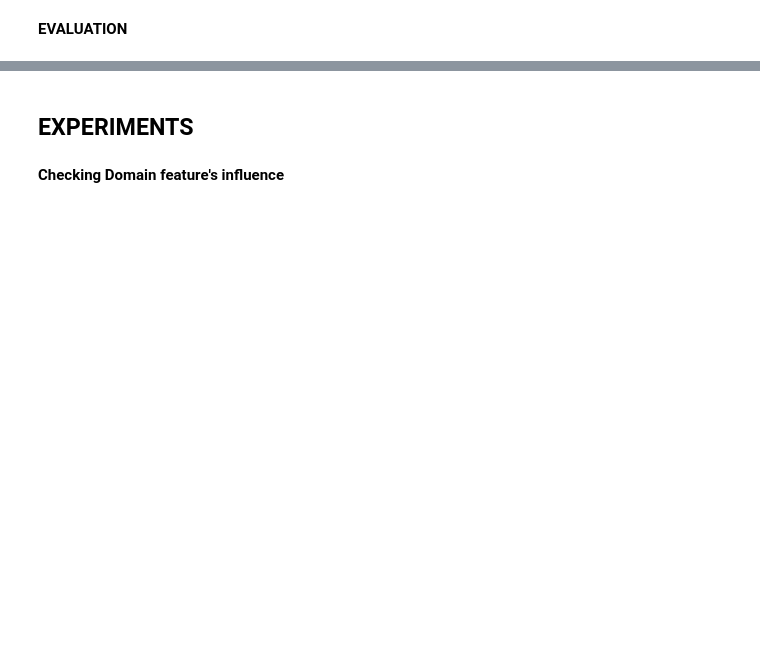
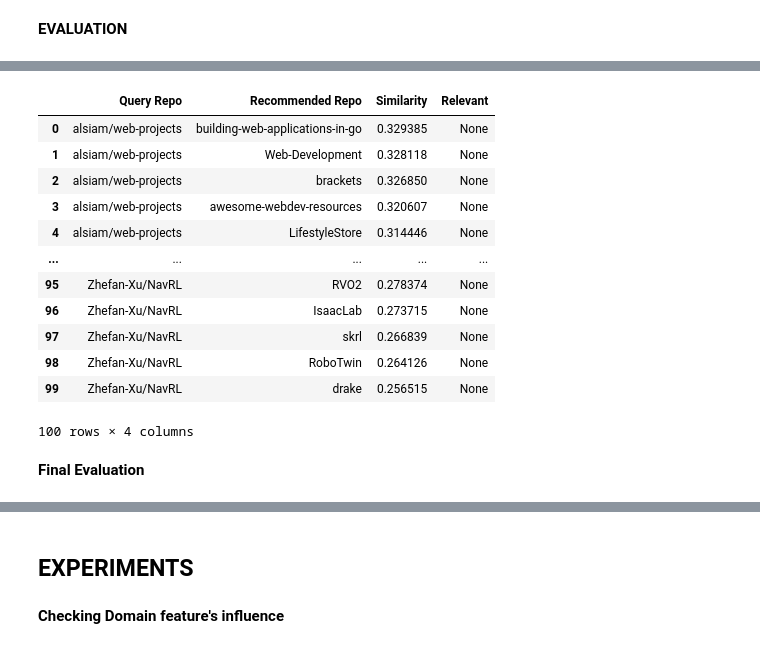
Before and after one commit to Vedid11/OpenSourceCompass, a Jupyter notebook: notebooks/model_training.ipynb, the cells around one changed output, grey strips where cells are left out. Saved outputs shown, nothing was run; the diff lists cells and outputs as text; code cells hidden in the pictures; blank space fills up the shorter version.

Commit message:
Evaluation done

```diff
--- a/notebooks/model_training.ipynb
+++ b/notebooks/model_training.ipynb
@@ -181 +190,19 @@ eval_df
 100 rows × 4 columns
+# %%
+eval_df[
+    ["Query Repo", "Recommended Repo", "Similarity", "Relevant"]
+]
+# %% [output]
+|  | Query Repo | Recommended Repo | Similarity | Relevant |
+| 0 | alsiam/web-projects | building-web-applications-in-go | 0.329385 | None |
+| 1 | alsiam/web-projects | Web-Development | 0.328118 | None |
+| 2 | alsiam/web-projects | brackets | 0.326850 | None |
+| 3 | alsiam/web-projects | awesome-webdev-resources | 0.320607 | None |
+| 4 | alsiam/web-projects | LifestyleStore | 0.314446 | None |
+| ... | ... | ... | ... | ... |
+| 95 | Zhefan-Xu/NavRL | RVO2 | 0.278374 | None |
+| 96 | Zhefan-Xu/NavRL | IsaacLab | 0.273715 | None |
+| 97 | Zhefan-Xu/NavRL | skrl | 0.266839 | None |
+| 98 | Zhefan-Xu/NavRL | RoboTwin | 0.264126 | None |
+| 99 | Zhefan-Xu/NavRL | drake | 0.256515 | None |
+100 rows × 4 columns
@@ -181,0 +211,2 @@ eval_df
+# %% [markdown]
+**Final Evaluation**
```
Also changed, not shown: parts of 15 cells of this notebook.
